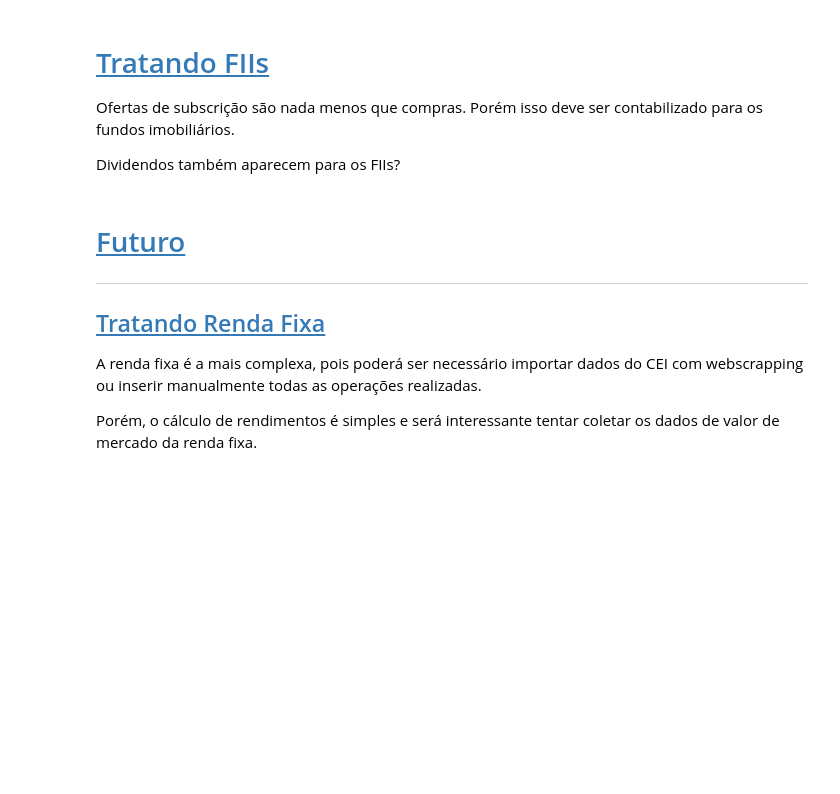
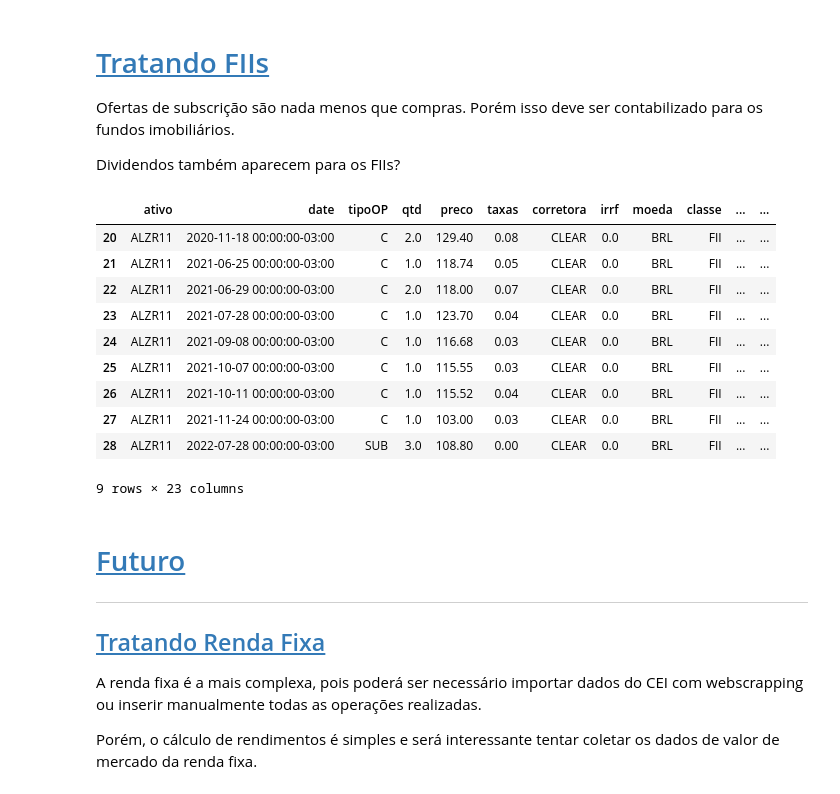
Before and after one commit to ArthurKretzer/airflow-and-minio-example, a Jupyter notebook: notebooks/exploratory_yfinance.ipynb, the cells around one changed output. Drawn from its saved outputs; the diff is of its cells as text; code cells hidden in the pictures; blank space fills up the shorter version.

```diff
--- a/notebooks/exploratory_yfinance.ipynb
+++ b/notebooks/exploratory_yfinance.ipynb
@@ -789,3 +894,17 @@ Dividendos também aparecem para os FIIs?
+# %%
+my_operations[my_operations['ativo'] == 'ALZR11']
+# %% [output]
+|  | ativo | date | tipoOP | qtd | preco | taxas | corretora | irrf | moeda | classe | ... | ... |
+| 20 | ALZR11 | 2020-11-18 00:00:00-03:00 | C | 2.0 | 129.40 | 0.08 | CLEAR | 0.0 | BRL | FII | ... | ... |
+| 21 | ALZR11 | 2021-06-25 00:00:00-03:00 | C | 1.0 | 118.74 | 0.05 | CLEAR | 0.0 | BRL | FII | ... | ... |
+| 22 | ALZR11 | 2021-06-29 00:00:00-03:00 | C | 2.0 | 118.00 | 0.07 | CLEAR | 0.0 | BRL | FII | ... | ... |
+| 23 | ALZR11 | 2021-07-28 00:00:00-03:00 | C | 1.0 | 123.70 | 0.04 | CLEAR | 0.0 | BRL | FII | ... | ... |
+| 24 | ALZR11 | 2021-09-08 00:00:00-03:00 | C | 1.0 | 116.68 | 0.03 | CLEAR | 0.0 | BRL | FII | ... | ... |
+| 25 | ALZR11 | 2021-10-07 00:00:00-03:00 | C | 1.0 | 115.55 | 0.03 | CLEAR | 0.0 | BRL | FII | ... | ... |
+| 26 | ALZR11 | 2021-10-11 00:00:00-03:00 | C | 1.0 | 115.52 | 0.04 | CLEAR | 0.0 | BRL | FII | ... | ... |
+| 27 | ALZR11 | 2021-11-24 00:00:00-03:00 | C | 1.0 | 103.00 | 0.03 | CLEAR | 0.0 | BRL | FII | ... | ... |
+| 28 | ALZR11 | 2022-07-28 00:00:00-03:00 | SUB | 3.0 | 108.80 | 0.00 | CLEAR | 0.0 | BRL | FII | ... | ... |
+9 rows × 23 columns
 # %% [markdown]
 # <a id='toc7_'></a>[Futuro](#toc0_)
 
```
Also changed, not shown: parts of 10 cells of this notebook.
